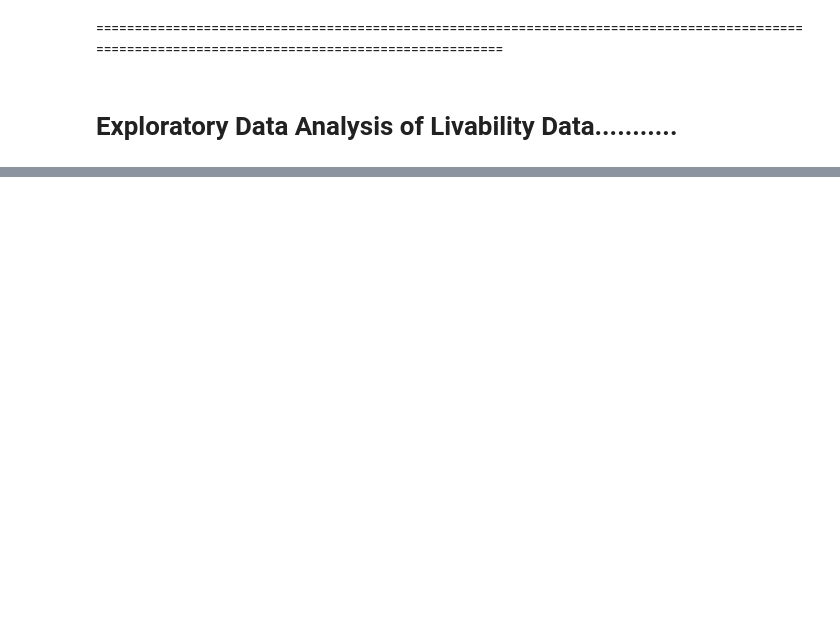
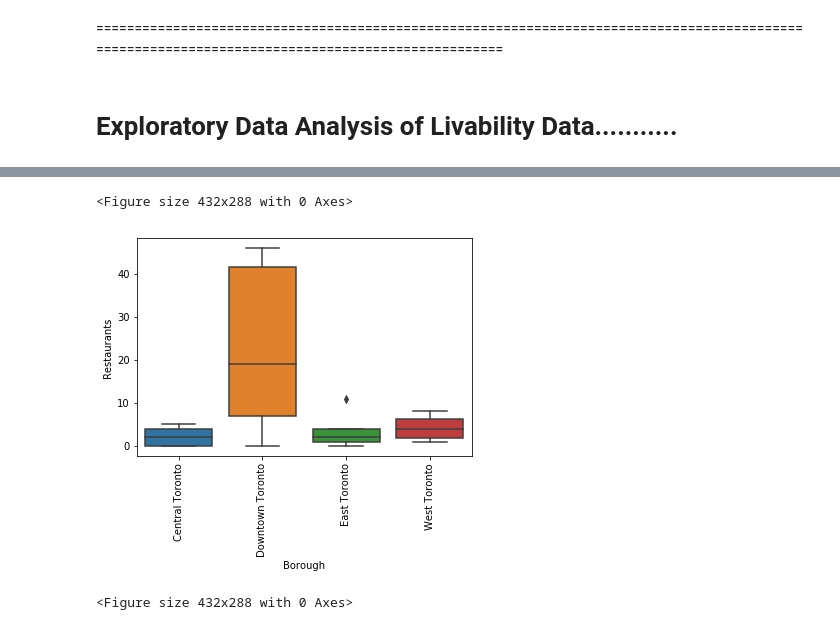
Before and after one commit to AnanthSG/Coursera_Capstone, a Jupyter notebook: Capstone- Toronto_CLUSTERING.ipynb, the cells around one changed output, grey strips where cells are left out. Cells and saved outputs as stored; diff of their text form; code cells hidden in the pictures; blank space fills up the shorter version.

```diff
--- a/Capstone- Toronto_CLUSTERING.ipynb
+++ b/Capstone- Toronto_CLUSTERING.ipynb
@@ -509,0 +502,4 @@ Tor_Livable[['Restaurants','Bars','Shops','Schools']].mean().to_frame()
+# %%
+Tor_Livable['Livability']=Tor_Livable['Labels'].replace(to_replace =[0,1,2,3], value=['Above AVG','LOW','Below AVG','HIGH'])
+Tor_Livable
+#df['Gender']. replace(to_replace =['male','female'], value=[0,1],inplace=True)
@@ -547,0 +598,8 @@ map_clusters
+# %%
+ax = sns.boxplot(x=Tor_Livable['Borough'], y=Tor_Livable['Restaurants'], data=Tor_Livable)
+ax.set_xticklabels(ax.get_xticklabels(),rotation=90)
+plt.figure()
+# %% [output]
+<Figure size 432x288 with 0 Axes>
+[figure, added]
+<Figure size 432x288 with 0 Axes>
```
Also changed, not shown: parts of 12 cells of this notebook.
